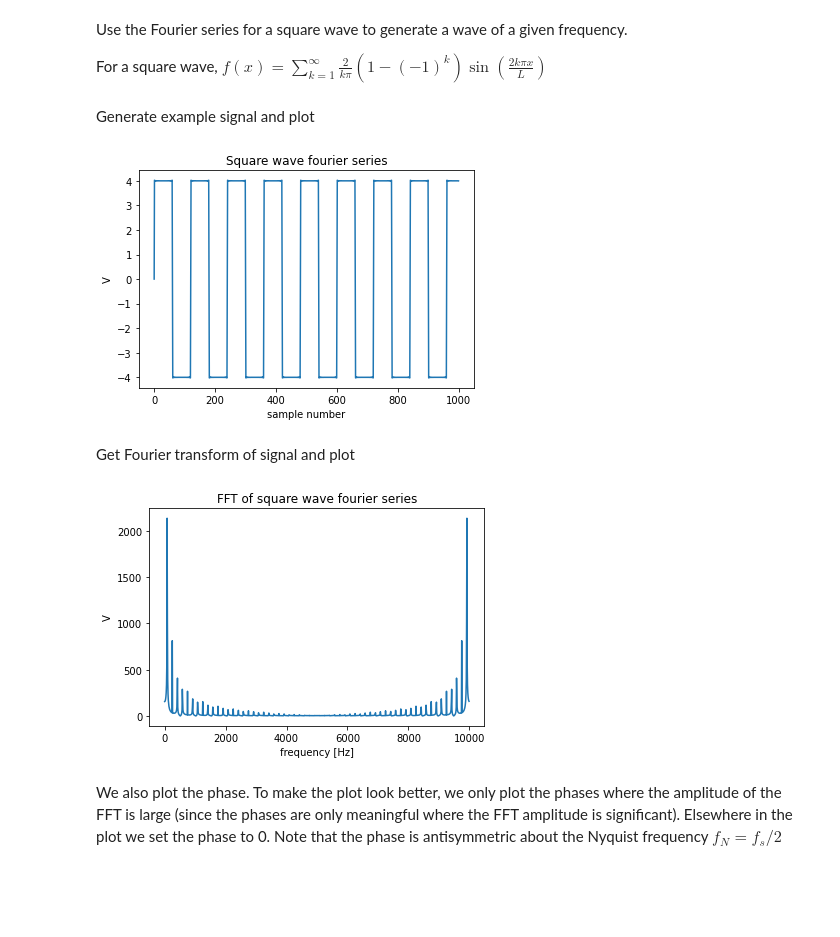
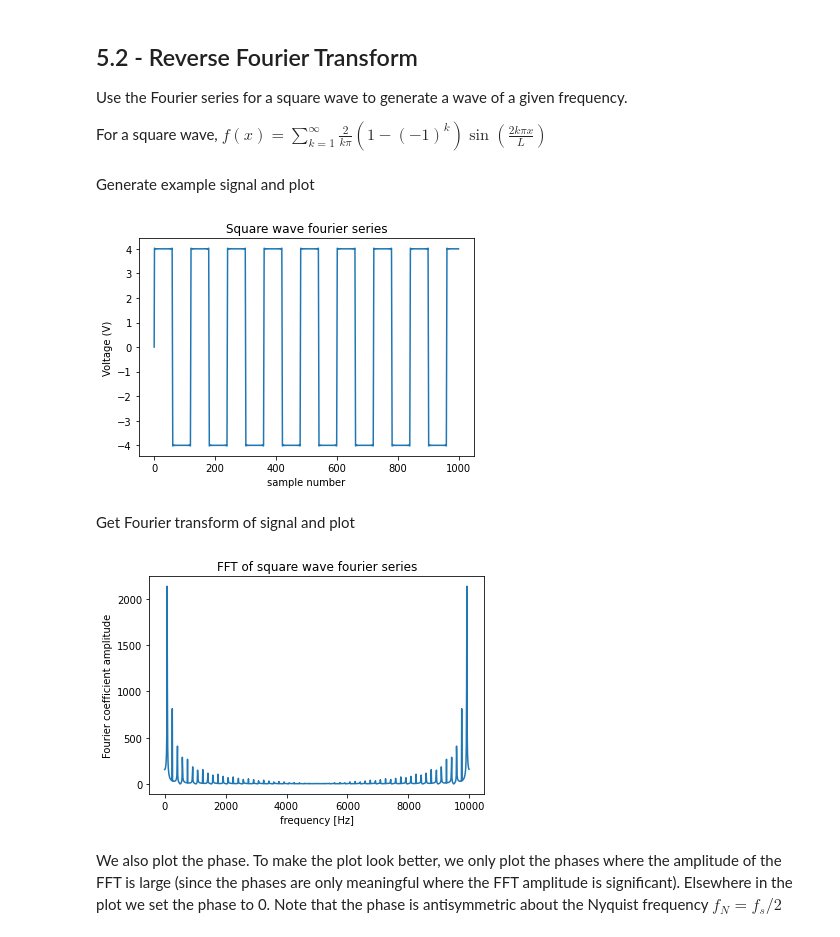
Before and after one commit to JackBarker7/practicals_code, a Jupyter notebook: EL21 - Digitisation and sampling/inverse_ft.ipynb, the cells around one changed output. Drawn from its saved outputs; the diff is of its cells as text; code cells hidden in the pictures; blank space fills up the shorter version.

```diff
--- a/EL21 - Digitisation and sampling/inverse_ft.ipynb
+++ b/EL21 - Digitisation and sampling/inverse_ft.ipynb
@@ -4,5 +5,7 @@ import numpy as np
 %matplotlib inline
 # %% [markdown]
+## 5.2 - Reverse Fourier Transform
+
 Use the Fourier series for a square wave to generate a wave of a given frequency.
 
 For a square wave, $f(x)=\sum_{k=1}^{\infty}\frac{2}{k\pi}\left(1-(-1)^k\right)\sin{\left(\frac{2k\pi x}{L}\right)}$
@@ -31,33 +29,31 @@ Generate example signal and plot
 # %%
 sample_nums = np.arange(nsample) # sample numbers
 # plot signal
-# code given by lab script:
-# signal=amp1*np.sin(2*np.pi*sample_nums*f1/fs)+amp2*np.sin(2*np.pi*sample_nums*f2/fs)
 signal = sqare_wave(120,4, sample_nums)
 plt.plot(signal)
-plt.xlabel('sample number')
-plt.ylabel('V')
+plt.xlabel("sample number")
+plt.ylabel("Voltage (V)")
 plt.title("Square wave fourier series")
 plt.savefig("square_wave_fourier_series.png")
 plt.show()
 # %% [output]
-[figure, old version]
+[figure, new version]
 # %% [markdown]
 Get Fourier transform of signal and plot
 # %%
 # perform the FFT. Outputs list of complex numbers
 fourier=np.fft.fft(signal)
 # frequencies for the coefficient from the FFT
 ffs=fs/nsample*sample_nums
 # plot FFT
 plt.plot(ffs,abs(fourier))
-plt.xlabel('frequency [Hz]')
-plt.ylabel('V')
+plt.xlabel("frequency [Hz]")
+plt.ylabel("Fourier coefficient amplitude")
 plt.title("FFT of square wave fourier series")
 plt.savefig("FFT_square_wave_fourier_series.png")
 plt.show()
 # %% [output]
-[figure, old version]
+[figure, new version]
 # %% [markdown]
 We also plot the phase. To make the plot look better, we only plot the phases where the amplitude of the FFT is large (since the phases are only meaningful where the FFT amplitude is significant). Elsewhere in the plot we set the phase to 0. Note that the phase is antisymmetric about the Nyquist frequency $f_N = f_s/2$
 # %%
```
Also changed, not shown: parts of 21 cells of this notebook, 11 other files.
